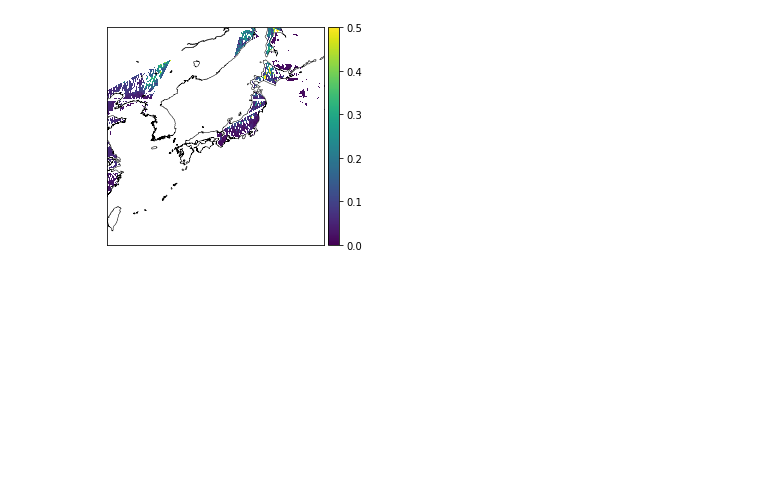
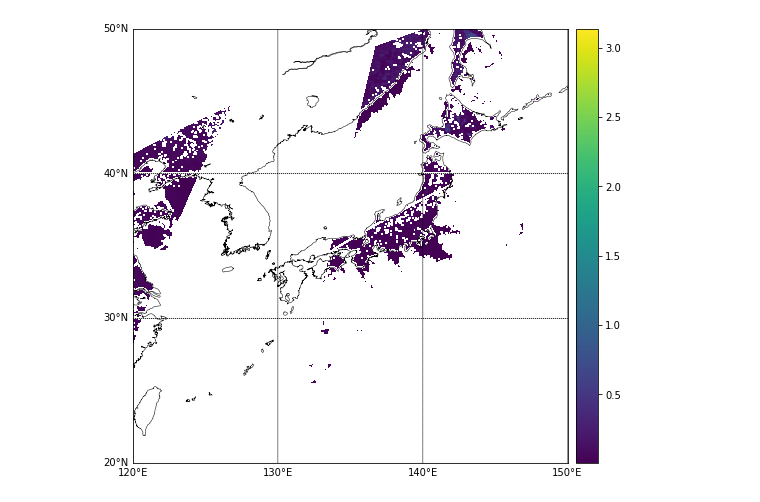
Before and after one commit to Lw46/Himawari_SGLI, a Jupyter notebook: RAA_Matching.ipynb, the cells around one changed output. Saved outputs shown, nothing was run; the diff lists cells and outputs as text; code cells hidden in the pictures; blank space fills up the shorter version.

```diff
--- a/RAA_Matching.ipynb
+++ b/RAA_Matching.ipynb
@@ -5,22 +6,31 @@ import cv2
-# %%
-# Reflectance
-with open('/media/liwei/Data/GCOM-C_RSRF/Rs_VN04/20220111/Rs_VN04_20220111.dat','rb') as fp:
-    SGLI_Rs_VN04 = np.fromstring(fp.read(),dtype='f4').reshape(6000, 6000)
 # %%
 import matplotlib.pyplot as plt
 from mpl_toolkits.basemap import Basemap
+# %%
+# Reflectance
+with open('/media/liwei/Data/GCOM-C_RSRF/Rs_VN04/20220107/Rs_VN04_20220107.dat','rb') as fp:
+    SGLI_Rs_VN04 = np.fromstring(fp.read(),dtype='f4').reshape(6000, 6000)
+with open('/media/liwei/Data/GCOM-C_RSRF/Rs_VN04/20220107/Rs_VN04_20220107_m.dat','rb') as fp:
+    SGLI_Rs_VN04_m = np.fromstring(fp.read(),dtype='f4').reshape(6000, 6000)
+# %%
+with open('/media/liwei/Data/GCOM-C_RSRF/Rs_VN04/20220107/Rs_VN04_20220107.dat','rb') as fp:
+    SGLI_Rs_VN04 = np.fromstring(fp.read(),dtype='f4').reshape(6000, 6000)
 # %%
+fig = plt.figure(figsize=(16,8))
 m = Basemap(projection='cyl', resolution='i',
             llcrnrlat=20, urcrnrlat = 50,
             llcrnrlon=120, urcrnrlon = 150,
             lon_0=135, lat_0=35)
 m.drawcoastlines(linewidth=0.5)
-#m.drawparallels(np.arange(120,81,10),labels=[1, 0, 0, 0])
-#m.drawmeridians(120,150,5,labels=[1, 0, 0, 0])
-m.imshow(SGLI_Rs_VN04,vmin=0,vmax=0.5,origin='upper')
+m.drawparallels(np.arange(20, 51, 10), labels=[1,0,0,0], fontsize=10)
+m.drawmeridians(np.arange(120, 151, 10), labels=[0,0,0,1], fontsize=10)
+m.imshow(SGLI_Rs_VN04,origin='upper')
 cb = m.colorbar()
+
+plt.show()
+fig.savefig('map2.jpg',dpi = 1000)
 # %% [output]
-[figure, old version]
+[figure, new version]
 # %%
 YYYY='2022'
 MM=['01']
```
Also changed, not shown: parts of 5 cells of this notebook, 2 other files.
